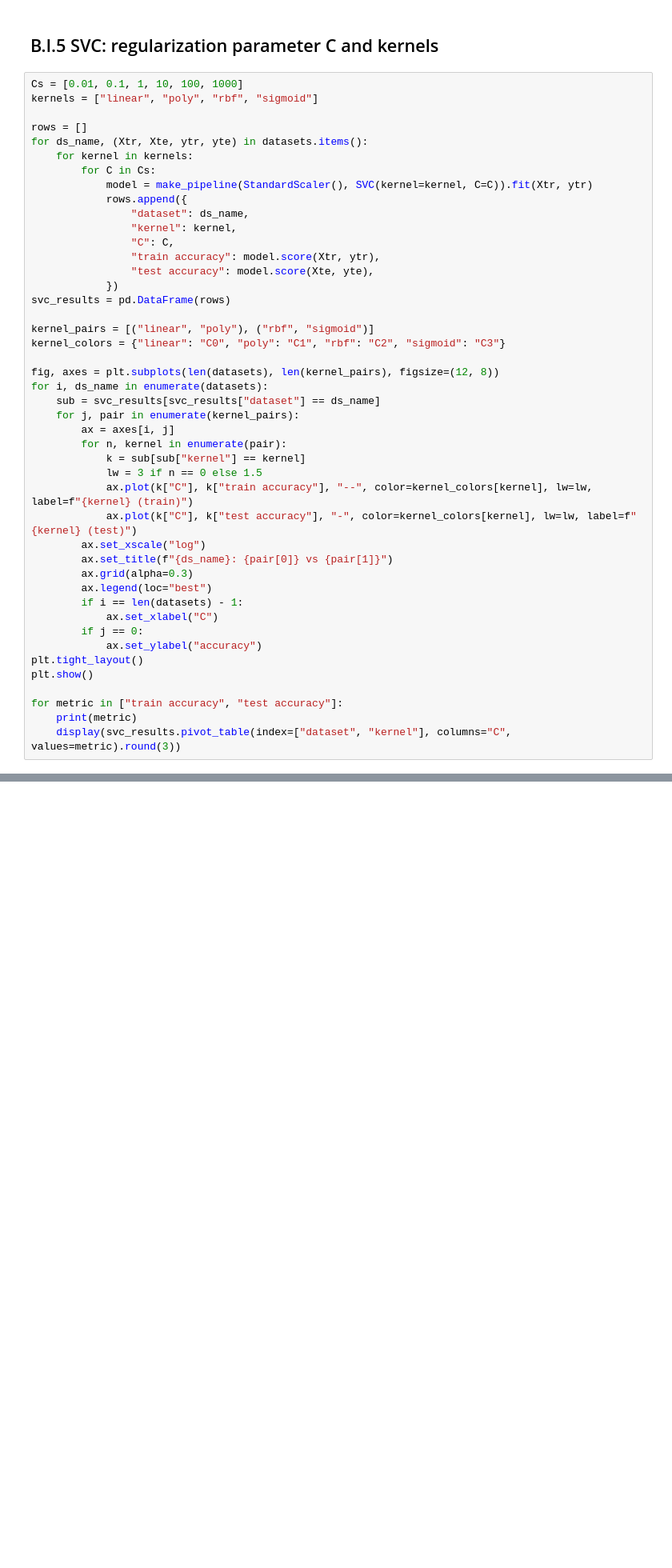
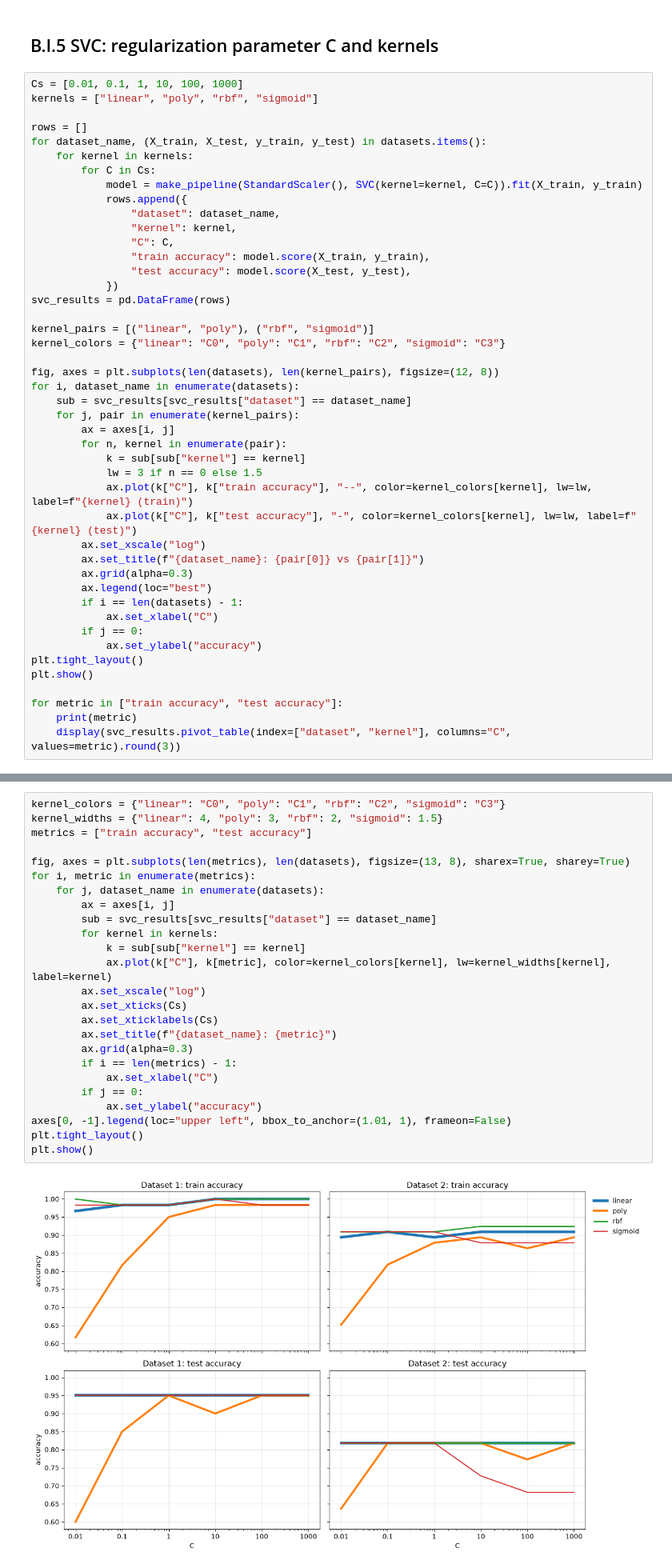
Before and after one commit to ImanCherifi/ml-assignment-1, a Jupyter notebook: task_B.ipynb, the cells around one changed output, grey strips where cells are left out. Shown at 80% size. Drawn from its saved outputs; the diff is of its cells as text; blank space fills up the shorter version.

```diff
--- a/task_B.ipynb
+++ b/task_B.ipynb
@@ -195,16 +195,16 @@ Cs = [0.01, 0.1, 1, 10, 100, 1000]
 kernels = ["linear", "poly", "rbf", "sigmoid"]
 
 rows = []
-for ds_name, (Xtr, Xte, ytr, yte) in datasets.items():
+for dataset_name, (X_train, X_test, y_train, y_test) in datasets.items():
     for kernel in kernels:
         for C in Cs:
-            model = make_pipeline(StandardScaler(), SVC(kernel=kernel, C=C)).fit(Xtr, ytr)
+            model = make_pipeline(StandardScaler(), SVC(kernel=kernel, C=C)).fit(X_train, y_train)
             rows.append({
-                "dataset": ds_name,
+                "dataset": dataset_name,
                 "kernel": kernel,
                 "C": C,
-                "train accuracy": model.score(Xtr, ytr),
-                "test accuracy": model.score(Xte, yte),
+                "train accuracy": model.score(X_train, y_train),
+                "test accuracy": model.score(X_test, y_test),
             })
 svc_results = pd.DataFrame(rows)
 
@@ -212,8 +212,8 @@ kernel_pairs = [("linear", "poly"), ("rbf", "sigmoid")]
 kernel_colors = {"linear": "C0", "poly": "C1", "rbf": "C2", "sigmoid": "C3"}
 
 fig, axes = plt.subplots(len(datasets), len(kernel_pairs), figsize=(12, 8))
-for i, ds_name in enumerate(datasets):
-    sub = svc_results[svc_results["dataset"] == ds_name]
+for i, dataset_name in enumerate(datasets):
+    sub = svc_results[svc_results["dataset"] == dataset_name]
     for j, pair in enumerate(kernel_pairs):
         ax = axes[i, j]
         for n, kernel in enumerate(pair):
@@ -222,7 +222,7 @@ for i, ds_name in enumerate(datasets):
             ax.plot(k["C"], k["train accuracy"], "--", color=kernel_colors[kernel], lw=lw, label=f"{kernel} (train)")
             ax.plot(k["C"], k["test accuracy"], "-", color=kernel_colors[kernel], lw=lw, label=f"{kernel} (test)")
         ax.set_xscale("log")
-        ax.set_title(f"{ds_name}: {pair[0]} vs {pair[1]}")
+        ax.set_title(f"{dataset_name}: {pair[0]} vs {pair[1]}")
         ax.grid(alpha=0.3)
         ax.legend(loc="best")
         if i == len(datasets) - 1:
@@ -259,6 +259,33 @@ test accuracy
 |  | poly | 0.636 | 0.818 | 0.818 | 0.818 | 0.773 | 0.818 |
 |  | rbf | 0.818 | 0.818 | 0.818 | 0.818 | 0.818 | 0.818 |
 |  | sigmoid | 0.818 | 0.818 | 0.818 | 0.727 | 0.682 | 0.682 |
+# %%
+kernel_colors = {"linear": "C0", "poly": "C1", "rbf": "C2", "sigmoid": "C3"}
+kernel_widths = {"linear": 4, "poly": 3, "rbf": 2, "sigmoid": 1.5}
+metrics = ["train accuracy", "test accuracy"]
+
+fig, axes = plt.subplots(len(metrics), len(datasets), figsize=(13, 8), sharex=True, sharey=True)
+for i, metric in enumerate(metrics):
+    for j, dataset_name in enumerate(datasets):
+        ax = axes[i, j]
+        sub = svc_results[svc_results["dataset"] == dataset_name]
+        for kernel in kernels:
+            k = sub[sub["kernel"] == kernel]
+            ax.plot(k["C"], k[metric], color=kernel_colors[kernel], lw=kernel_widths[kernel], label=kernel)
+        ax.set_xscale("log")
+        ax.set_xticks(Cs)
+        ax.set_xticklabels(Cs)
+        ax.set_title(f"{dataset_name}: {metric}")
+        ax.grid(alpha=0.3)
+        if i == len(metrics) - 1:
+            ax.set_xlabel("C")
+        if j == 0:
+            ax.set_ylabel("accuracy")
+axes[0, -1].legend(loc="upper left", bbox_to_anchor=(1.01, 1), frameon=False)
+plt.tight_layout()
+plt.show()
+# %% [output]
+[figure, added]
 # %% [markdown]
 - both c and kernel can affect the accuracy.
 - the best choice would be linear or RBF kernel with a c value between 0.1-1.
```
Also changed, not shown: parts of 5 cells of this notebook.
